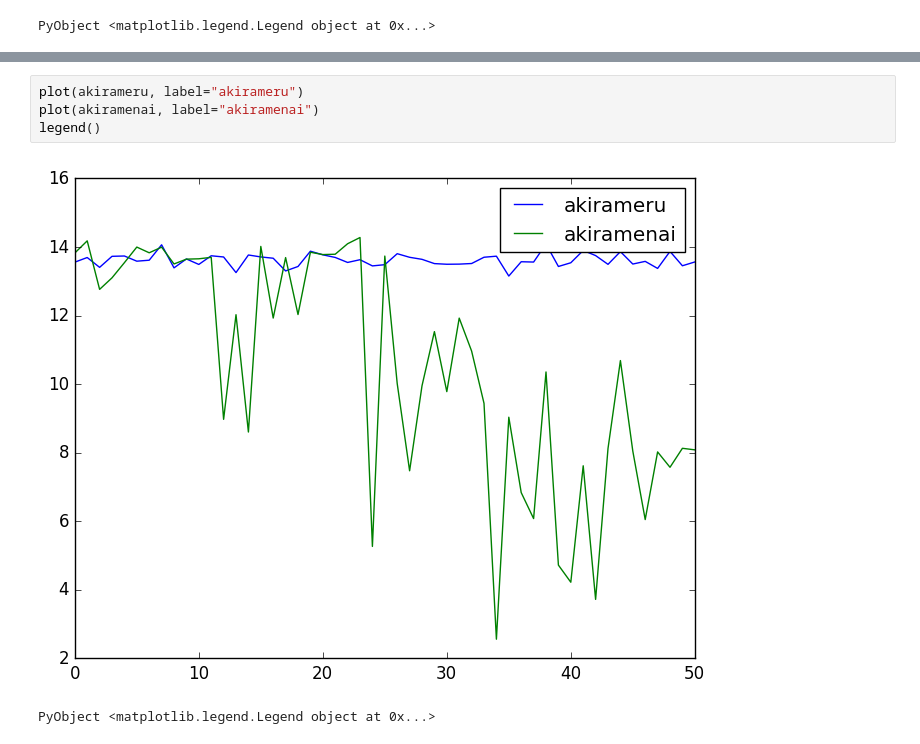
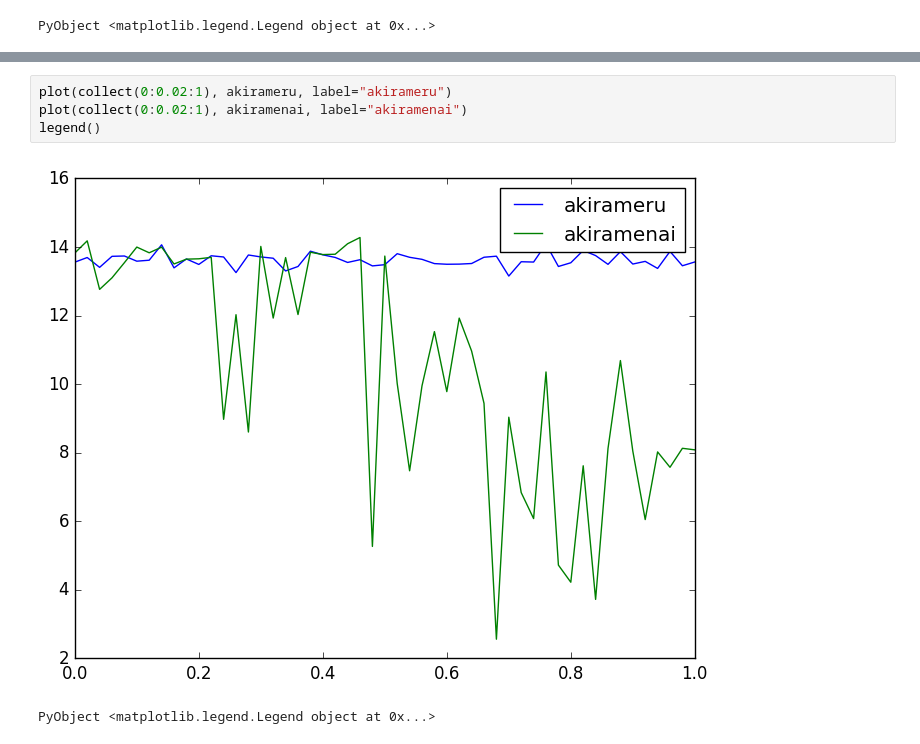
Before and after one commit to nswa17/-, a Jupyter notebook: demo.ipynb, the cells around one changed output, grey strips where cells are left out. Saved outputs shown, nothing was run; the diff lists cells and outputs as text.

```diff
--- a/demo.ipynb
+++ b/demo.ipynb
@@ -348,9 +348,9 @@ end
 # %% [output]
 WARNING: replacing module DA
 # %%
-plot(akirameru, label="akirameru")
-plot(akiramenai, label="akiramenai")
+plot(collect(0:0.02:1), akirameru, label="akirameru")
+plot(collect(0:0.02:1), akiramenai, label="akiramenai")
 legend()
 # %% [output]
-[figure, old version]
+[figure, new version]
 PyObject <matplotlib.legend.Legend object at 0x...>
```
Also changed, not shown: parts of 6 cells of this notebook, 5 other files.
